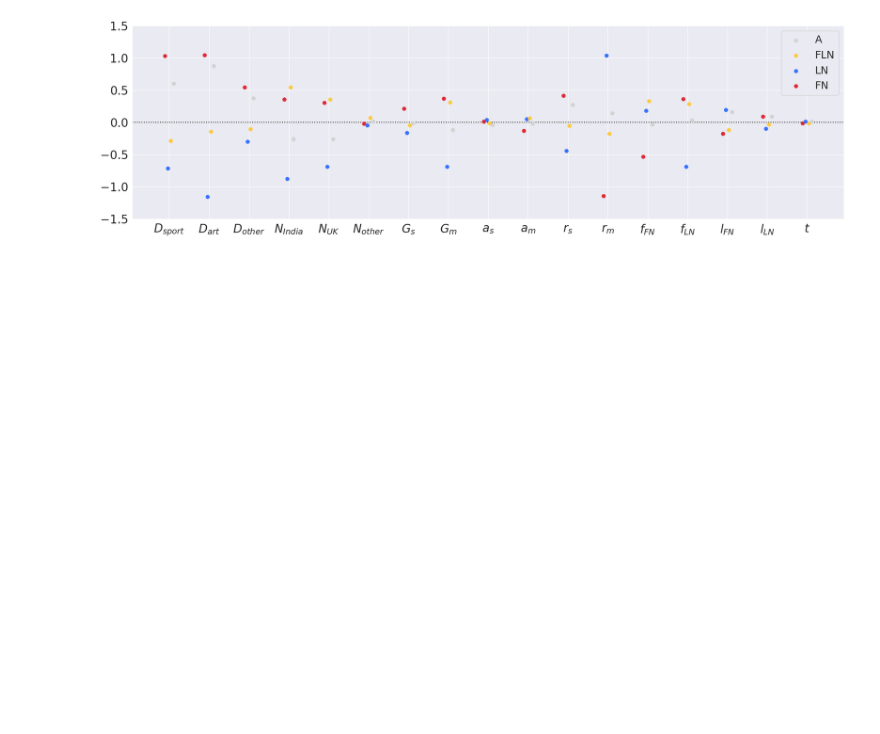
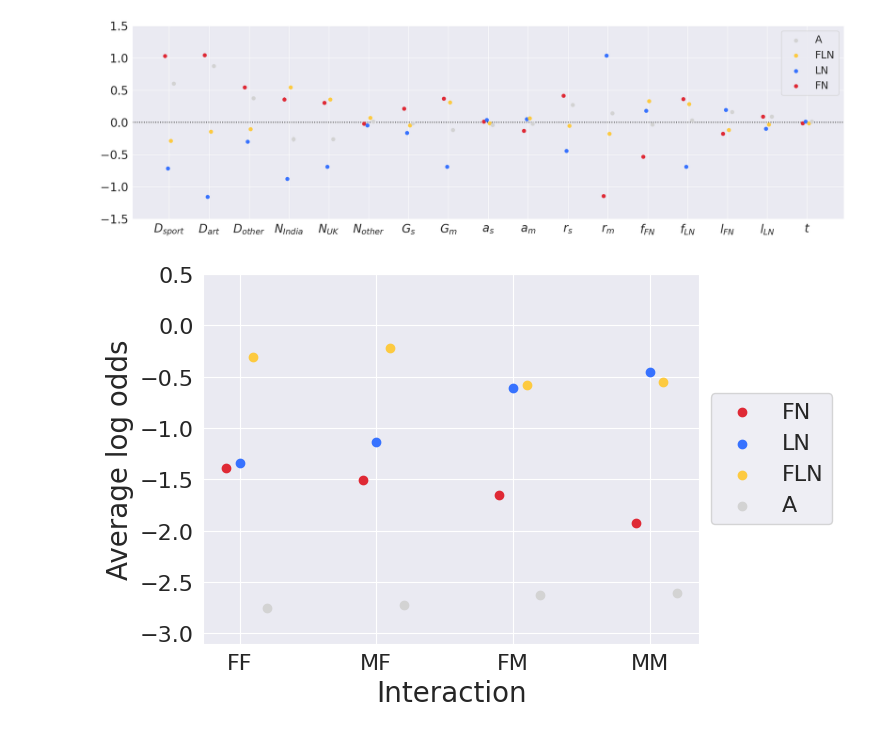
Before and after one commit to au-clan/quotegraph, a Jupyter notebook: example_notebook.ipynb, the cells around one changed output. Drawn from its saved outputs; the diff is of its cells as text; code cells hidden in the pictures; blank space fills up the shorter version.

```diff
--- a/example_notebook.ipynb
+++ b/example_notebook.ipynb
@@ -13,4 +13,4 @@ plot_coefs(full_model)
 # %% [output]
 [figure]
 # %%
-gender_model = load_pickle('gender_model.pkl')
+gender_model = load_pickle('models/gender_model.pkl')
@@ -18,0 +17,4 @@ gender_model = load_pickle('gender_model.pkl')
+# %%
+plot_gender(gender_model)
+# %% [output]
+[figure, added]
```
Also changed, not shown: parts of 6 cells of this notebook.
